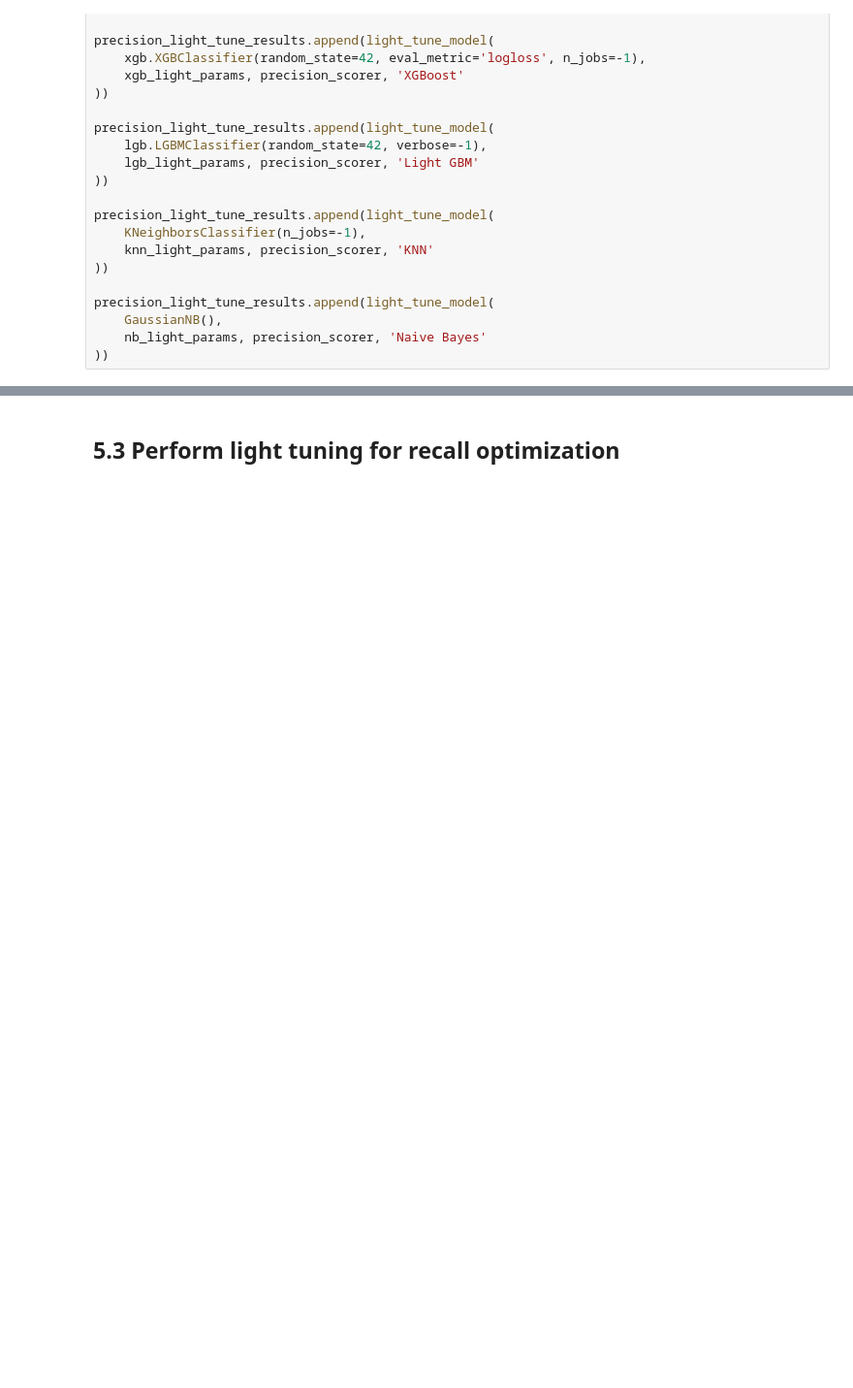
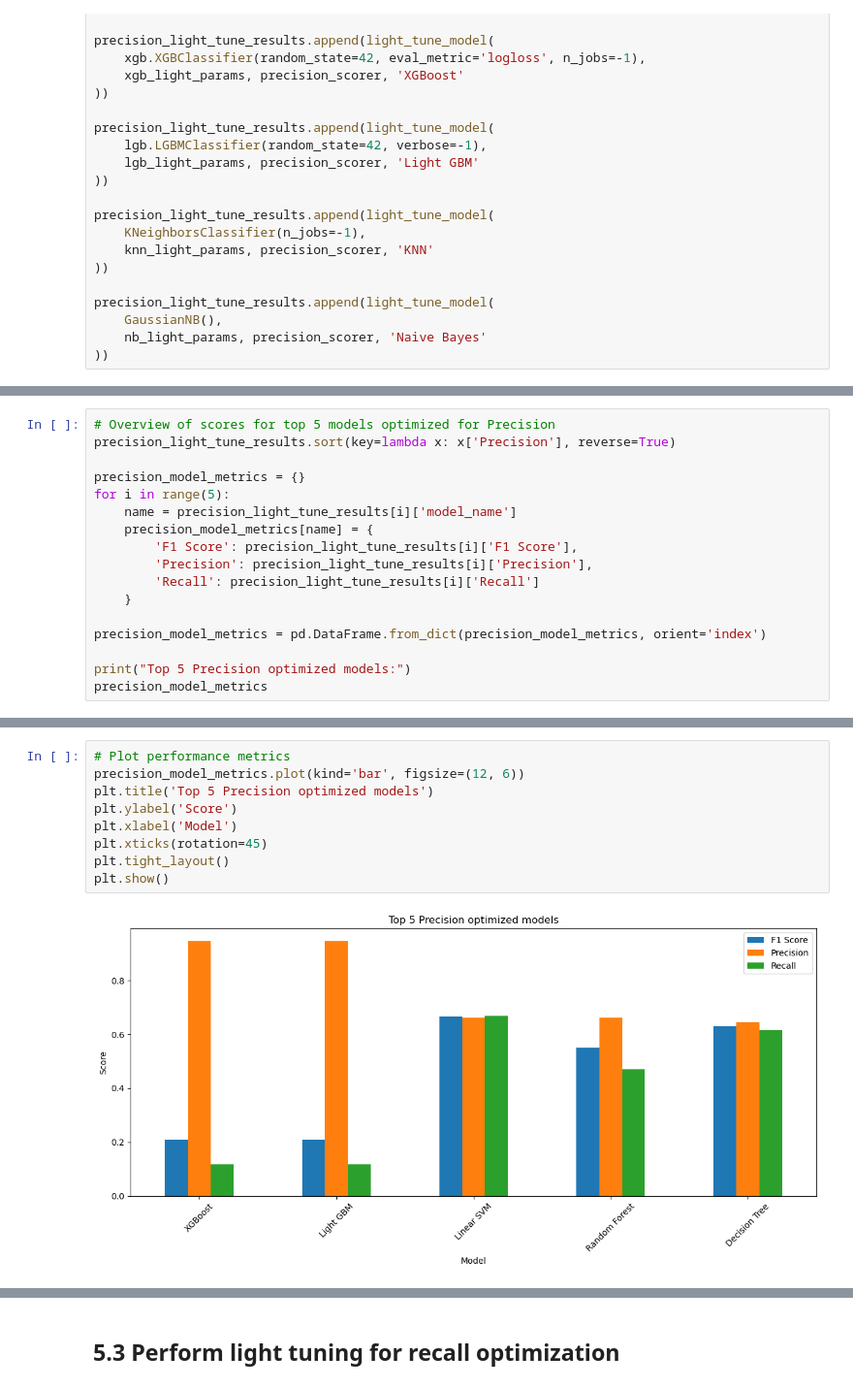
Before and after one commit to seckinadali/telco-churn-prediction, a Jupyter notebook: notebooks/03_model_development.ipynb, the cells around one changed output, grey strips where cells are left out. Shown at 97% size. Drawn from its saved outputs; the diff is of its cells as text; blank space fills up the shorter version.

```diff
--- a/notebooks/03_model_development.ipynb
+++ b/notebooks/03_model_development.ipynb
@@ -698,0 +754,17 @@ Top models for Precision after light tuning:
+# %%
+# Overview of scores for top 5 models optimized for Precision
+precision_light_tune_results.sort(key=lambda x: x['Precision'], reverse=True)
+
+precision_model_metrics = {}
+for i in range(5):
+    name = precision_light_tune_results[i]['model_name']
+    precision_model_metrics[name] = {
+        'F1 Score': precision_light_tune_results[i]['F1 Score'],
+        'Precision': precision_light_tune_results[i]['Precision'],
+        'Recall': precision_light_tune_results[i]['Recall']
+    }
+
+precision_model_metrics = pd.DataFrame.from_dict(precision_model_metrics, orient='index')
+
+print("Top 5 Precision optimized models:")
+precision_model_metrics
@@ -698,0 +779,11 @@ Top models for Precision after light tuning:
+# %%
+# Plot performance metrics
+precision_model_metrics.plot(kind='bar', figsize=(12, 6))
+plt.title('Top 5 Precision optimized models')
+plt.ylabel('Score')
+plt.xlabel('Model')
+plt.xticks(rotation=45)
+plt.tight_layout()
+plt.show()
+# %% [output]
+[figure, added]
```
Also changed, not shown: parts of 31 cells of this notebook.
